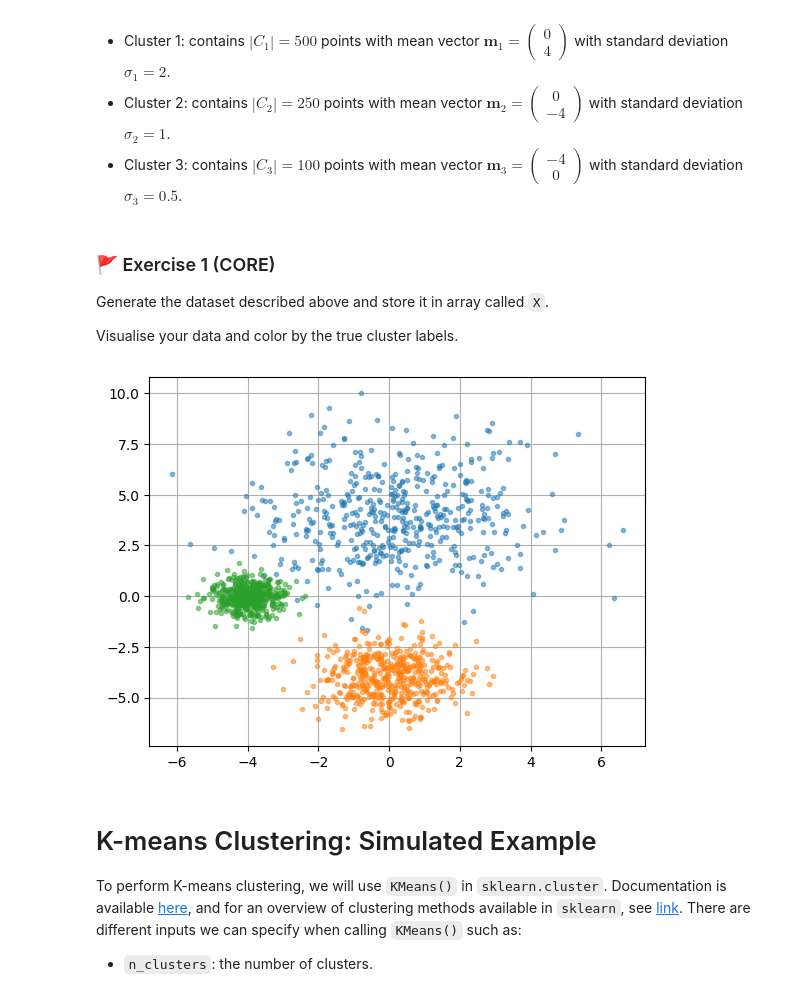
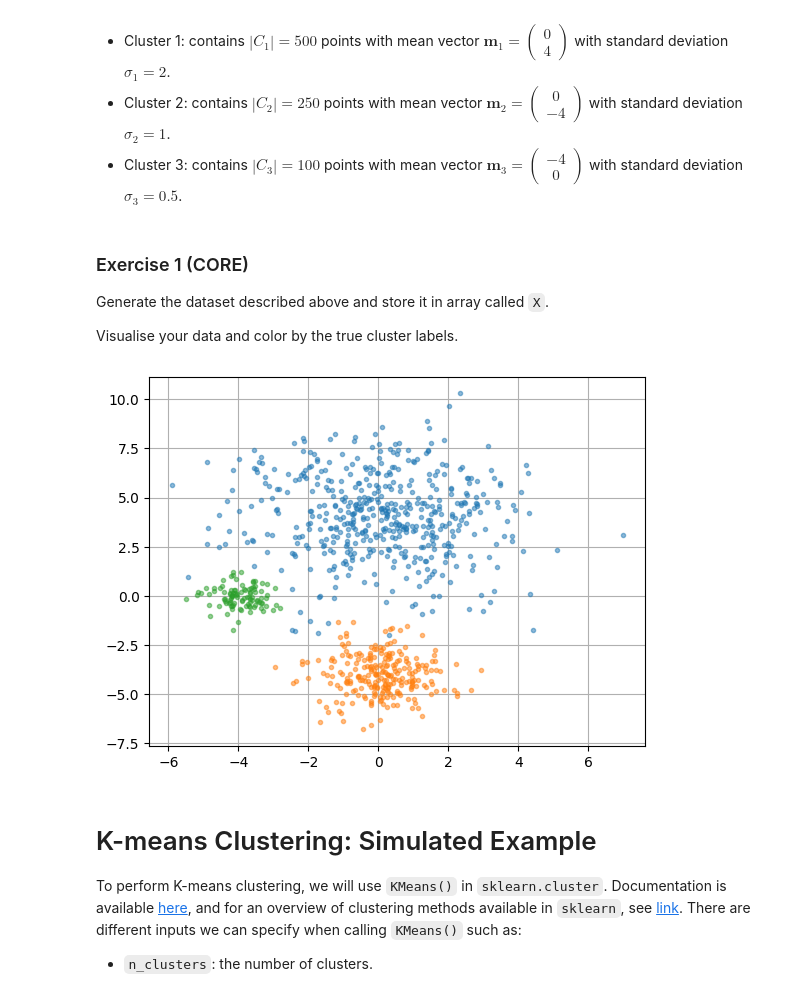
Before and after one commit to nikitajegorovs/MLiP, a Jupyter notebook: mlp_week03.ipynb, the cells around one changed output. Drawn from its saved outputs; the diff is of its cells as text; code cells hidden in the pictures.

```diff
--- a/mlp_week03.ipynb
+++ b/mlp_week03.ipynb
@@ -46,34 +47,32 @@ We will begin with a simple simulated example in which there are truly three clu
 * Cluster 2: contains $|C_2|=250$ points with mean vector $\mathbf{m}_2 = \begin{pmatrix} 0 \\ -4 \end{pmatrix}$ with standard deviation $\sigma_2 = 1$.
 * Cluster 3: contains $|C_3|=100$ points with mean vector $\mathbf{m}_3 = \begin{pmatrix} -4 \\ 0 \end{pmatrix}$ with standard deviation $\sigma_3 = 0.5$.
 # %% [markdown]
-### 🚩 Exercise 1 (CORE)
+###  Exercise 1 (CORE)
 
 Generate the dataset described above and store it in array called `X`.
 
 Visualise your data and color by the true cluster labels.
 # %%
-# C_1 = np.array([np.random.normal(0, 2, 500), np.random.normal(4, 2, 500)])
-# print(C_1[1])
-# C_1 = C_1.reshape(500, 2)
-# print(C_1)
+#generate dataset
+c_1 = np.random.normal(loc=[0, 4], scale=2, size=(500, 2))
+c_2 = np.random.normal(loc=[0, -4], scale=1, size=(250, 2))
+c_3 = np.random.normal(loc=[-4, 0], scale=0.5, size=(100, 2))
 
-c_1 = np.random.normal(loc=[0, 4], scale=2, size=(500, 2))
-c_2 = np.random.normal(loc=[0, -4], scale=1, size=(500, 2))
-c_3 = np.random.normal(loc=[-4, 0], scale=0.5, size=(500, 2))
-
+#merge dataset
 X = []
 X.append(c_1)
 X.append(c_2)
 X.append(c_3)
 
+#plot dataset
 for i in range(3):
     plt.plot(X[i][:, 0], X[i][:, 1],'.', alpha=0.5)
 plt.grid()
 plt.show()
 
 X = np.concatenate((c_1, c_2, c_3), axis=0)
 # %% [output]
-[figure, old version]
+[figure, new version]
 # %% [markdown]
 # K-means Clustering: Simulated Example <a id='kmeans1'></a>
 
```
Also changed, not shown: parts of 35 cells of this notebook.
